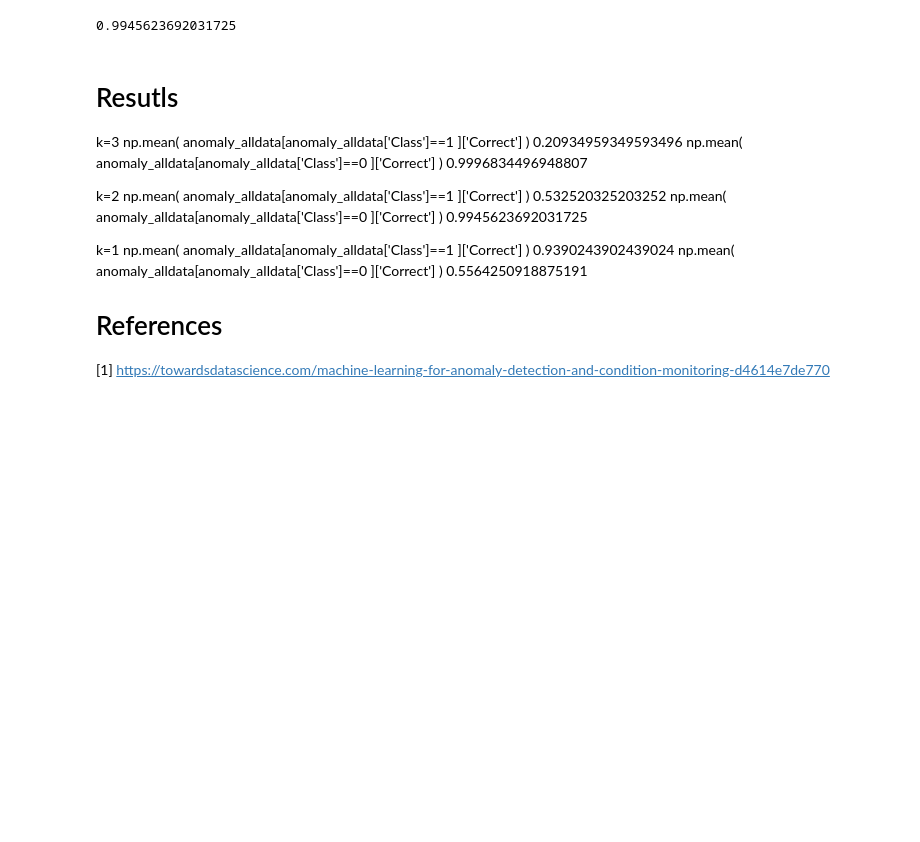
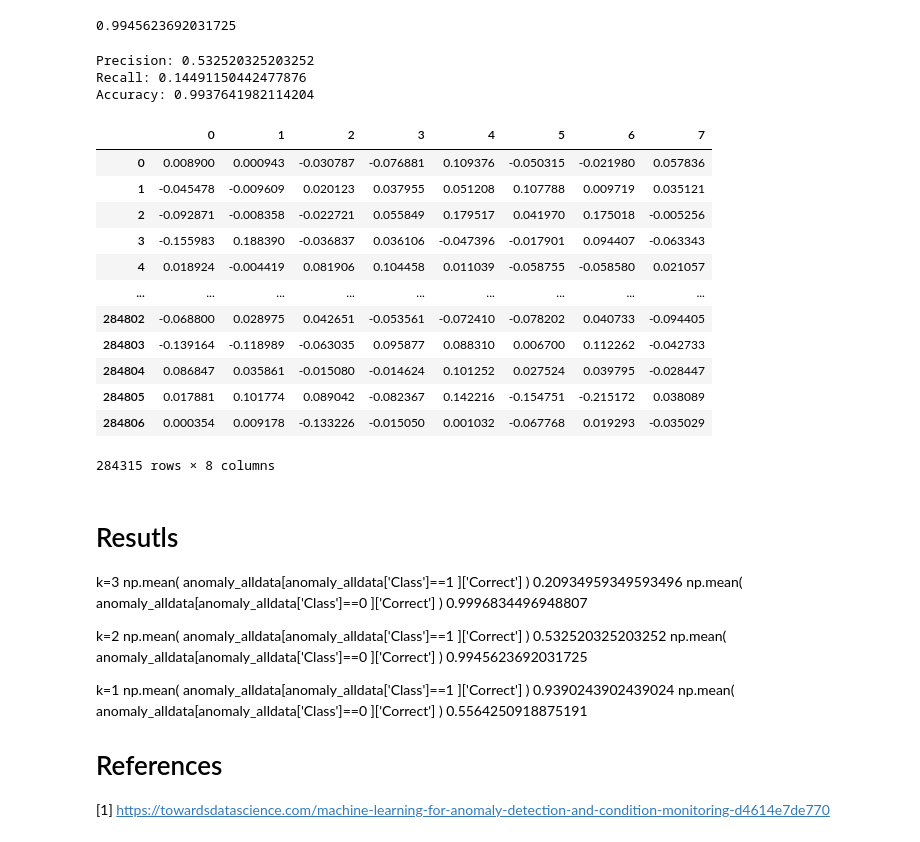
Before and after one commit to vivienneprince/ML-Proj, a Jupyter notebook: PCA_Demo.ipynb, the cells around one changed output. Saved outputs shown, nothing was run; the diff lists cells and outputs as text; code cells hidden in the pictures; blank space fills up the shorter version.

```diff
--- a/PCA_Demo.ipynb
+++ b/PCA_Demo.ipynb
@@ -268,6 +268,44 @@ np.mean( anomaly_alldata[anomaly_alldata['Class']==1 ]['Correct'] )
 np.mean( anomaly_alldata[anomaly_alldata['Class']==0 ]['Correct'] )
 # %% [output]
 0.9945623692031725
+# %%
+a_pos = anomaly_alldata[anomaly_alldata['Class']==1]
+a_neg = anomaly_alldata[anomaly_alldata['Class']==0]
+
+t_pos = len(a_pos[a_pos['Correct'] == 1])
+f_pos = len(a_pos[a_pos['Correct'] == 0])
+f_neg = len(a_neg[a_neg['Correct'] == 0])
+
+
+# Model Precision: prop predicted frauds that are actually fraud
+print("Precision:",
+      t_pos/(t_pos+f_pos))
+# Model Recall: prop frauds caught
+print("Recall:",
+      t_pos/(t_pos+f_neg))
+
+print("Accuracy:",
+      len(anomaly_alldata[anomaly_alldata['Correct']==1])/(len(anomaly_alldata)))
+# %% [output]
+Precision: 0.532520325203252
+Recall: 0.14491150442477876
+Accuracy: 0.9937641982114204
+# %%
+X_train_PCA
+# %% [output]
+|  | 0 | 1 | 2 | 3 | 4 | 5 | 6 | 7 |
+| 0 | 0.008900 | 0.000943 | -0.030787 | -0.076881 | 0.109376 | -0.050315 | -0.021980 | 0.057836 |
+| 1 | -0.045478 | -0.009609 | 0.020123 | 0.037955 | 0.051208 | 0.107788 | 0.009719 | 0.035121 |
+| 2 | -0.092871 | -0.008358 | -0.022721 | 0.055849 | 0.179517 | 0.041970 | 0.175018 | -0.005256 |
+| 3 | -0.155983 | 0.188390 | -0.036837 | 0.036106 | -0.047396 | -0.017901 | 0.094407 | -0.063343 |
+| 4 | 0.018924 | -0.004419 | 0.081906 | 0.104458 | 0.011039 | -0.058755 | -0.058580 | 0.021057 |
+| ... | ... | ... | ... | ... | ... | ... | ... | ... |
+| 284802 | -0.068800 | 0.028975 | 0.042651 | -0.053561 | -0.072410 | -0.078202 | 0.040733 | -0.094405 |
+| 284803 | -0.139164 | -0.118989 | -0.063035 | 0.095877 | 0.088310 | 0.006700 | 0.112262 | -0.042733 |
+| 284804 | 0.086847 | 0.035861 | -0.015080 | -0.014624 | 0.101252 | 0.027524 | 0.039795 | -0.028447 |
+| 284805 | 0.017881 | 0.101774 | 0.089042 | -0.082367 | 0.142216 | -0.154751 | -0.215172 | 0.038089 |
+| 284806 | 0.000354 | 0.009178 | -0.133226 | -0.015050 | 0.001032 | -0.067768 | 0.019293 | -0.035029 |
+284315 rows × 8 columns
 # %% [markdown]
 # Resutls
 k=3
```
Also changed, not shown: parts of 7 cells of this notebook, 10 other files.
